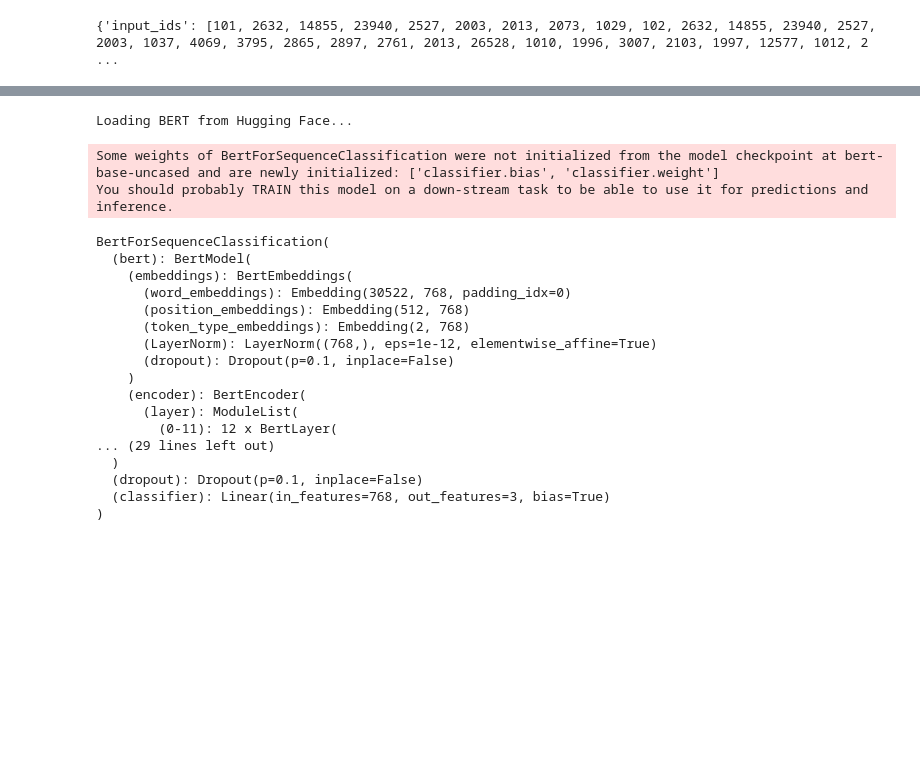
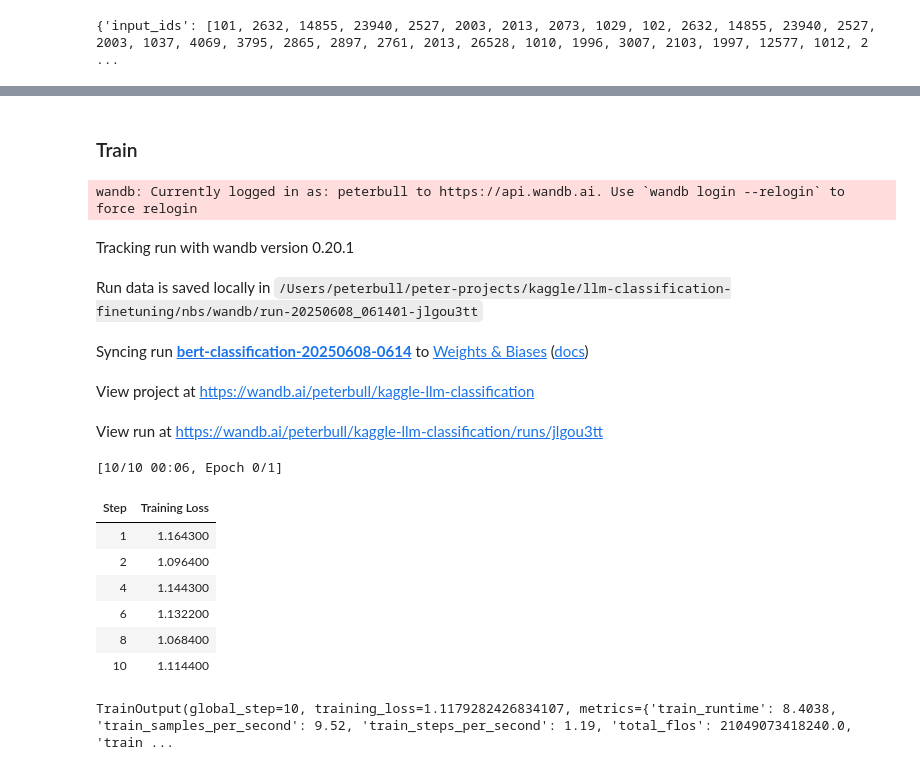
Before and after one commit to peterbull/llm-classification-finetuning, a Jupyter notebook: nbs/20250603_base_bert.ipynb, the cells around one changed output, grey strips where cells are left out. Cells and saved outputs as stored; diff of their text form; code cells hidden in the pictures; blank space fills up the shorter version.

```diff
--- a/nbs/20250603_base_bert.ipynb
+++ b/nbs/20250603_base_bert.ipynb
@@ -235,12 +245,13 @@ if iskaggle:
     model_path = "../input/huggingface-bert/bert-base-uncased"
     print("Loading BERT from Kaggle model input...")
 
-    tokenizer = AutoTokenizer.from_pretrained(model_path)
 else:
-    model_name = "bert-base-uncased"
+    model_path = "bert-base-uncased"
     print("Loading BERT from Hugging Face...")
 
-    tokenizer = AutoTokenizer.from_pretrained(model_name)
-tokenizer
+tokenizer = AutoTokenizer.from_pretrained(model_path)
+model = AutoModelForSequenceClassification.from_pretrained(model_path, num_labels=3)
+model.to(device)
+model.device
 # %% [output]
 Loading BERT from Hugging Face...
@@ -289,38 +328,4 @@ class LLMDataset(torch.utils.data.Dataset):
 # %%
-train_dataset = LLMDataset(train_encodings, list(train_labels))
-val_dataset = LLMDataset(val_encodings, list(val_labels))
-test_dataset = LLMDataset(test_encodings)
+train_dataset = LLMDataset(list(train_texts), tokenizer, list(train_labels))
+val_dataset = LLMDataset(list(val_texts), tokenizer, list(val_labels))
+test_dataset = LLMDataset(list(df_test["text"]), tokenizer)
-# %%
-if iskaggle:
-    model_path = "../input/huggingface-bert/bert-base-uncased"
-    print("Loading BERT from Kaggle model input...")
-
-    model = AutoModelForSequenceClassification.from_pretrained(model_path, num_labels=3)
-else:
-    model_name = "bert-base-uncased"
-    print("Loading BERT from Hugging Face...")
-
-    model = AutoModelForSequenceClassification.from_pretrained(model_name, num_labels=3, rep)
-
-model.to(device)
-# %% [output]
-Loading BERT from Hugging Face...
-Some weights of BertForSequenceClassification were not initialized from the model checkpoint at bert-base-uncased and are newly initialized: ['classifier.bias', 'classifier.weight']
-You should probably TRAIN this model on a down-stream task to be able to use it for predictions and inference.
-BertForSequenceClassification(
-  (bert): BertModel(
-    (embeddings): BertEmbeddings(
-      (word_embeddings): Embedding(30522, 768, padding_idx=0)
-      (position_embeddings): Embedding(512, 768)
-      (token_type_embeddings): Embedding(2, 768)
-      (LayerNorm): LayerNorm((768,), eps=1e-12, elementwise_affine=True)
-      (dropout): Dropout(p=0.1, inplace=False)
-    )
-    (encoder): BertEncoder(
-      (layer): ModuleList(
-        (0-11): 12 x BertLayer(
-... (29 lines left out)
-  )
-  (dropout): Dropout(p=0.1, inplace=False)
-  (classifier): Linear(in_features=768, out_features=3, bias=True)
-)
@@ -330,18 +333,15 @@ accuracy = evaluate.load("accuracy")
 def compute_metrics(eval_pred):
     logits, labels = eval_pred
     preds = np.argmax(logits, axis=-1)
-    return accuracy.compute(predictions=preds, references=labels)
+    return {"accuracy": accuracy_score(labels, preds)}
+# %% [markdown]
+### Train
 # %%
-project_name = "kaggle-llm-classification"
-os.environ["WANDB_PROJECT"] = project_name
-os.environ["WANDB_LOG_MODEL"] = "false"
-os.environ["WANDB_WATCH"] = "false"
 final_model_path = f"{MODEL_DIR}/final"
 
-os.environ["WANDB_MODE"] = "disabled"
 timestamp = datetime.now().strftime("%Y%m%d-%H%M")
 run_name = f"bert-classification-{timestamp}"
-if iskaggle:
+if not iskaggle:
     # Quick run to test pipeline
     training_args = TrainingArguments(
         output_dir=f"{OUTPUT_DIR}/results",
@@ -365,32 +365,48 @@ else:
     training_args = TrainingArguments(
         output_dir=f"{OUTPUT_DIR}/results",
         run_name=run_name,
         learning_rate=2e-5,
         per_device_train_batch_size=8,
         per_device_eval_batch_size=8,
-        num_train_epochs=1,
+        num_train_epochs=2,
         weight_decay=0.01,
         eval_strategy="epoch",
         save_strategy="no",
         metric_for_best_model="accuracy",
         logging_steps=20,
         logging_first_step=True,
         report_to="wandb" if os.environ.get("WANDB_MODE") != "disabled" else [],
         dataloader_num_workers=0,  # Important for Kaggle compatibility
     )
 trainer = Trainer(
     model=model,
     args=training_args,
     train_dataset=train_dataset,
     eval_dataset=val_dataset,
     processing_class=tokenizer,
     compute_metrics=compute_metrics,
 )
 trainer.train()
 
 # trainer.save_model(final_model_path)
 # tokenizer.save_pretrained(final_model_path)
 # if os.environ.get("WANDB_MODE") != "disabled":
 #     wandb.log({"final_eval": eval_results})
 #     wandb.save(f"{final_model_path}/*")
-wandb.finish()
+# wandb.finish()
+# %% [output]
+wandb: Currently logged in as: peterbull to https://api.wandb.ai. Use `wandb login --relogin` to force relogin
+Tracking run with wandb version 0.20.1
+Run data is saved locally in /Users/peterbull/peter-projects/kaggle/llm-classification-finetuning/nbs/wandb/run-20250608_061401-jlgou3tt
+Syncing run bert-classification-20250608-0614 to Weights & Biases (docs)
+View project at https://wandb.ai/peterbull/kaggle-llm-classification
+View run at https://wandb.ai/peterbull/kaggle-llm-classification/runs/jlgou3tt
+[10/10 00:06, Epoch 0/1]
+| Step | Training Loss |
+| 1 | 1.164300 |
+| 2 | 1.096400 |
+| 4 | 1.144300 |
+| 6 | 1.132200 |
+| 8 | 1.068400 |
+| 10 | 1.114400 |
+TrainOutput(global_step=10, training_loss=1.1179282426834107, metrics={'train_runtime': 8.4038, 'train_samples_per_second': 9.52, 'train_steps_per_second': 1.19, 'total_flos': 21049073418240.0, 'train ...
```
Also changed, not shown: parts of 34 cells of this notebook.
